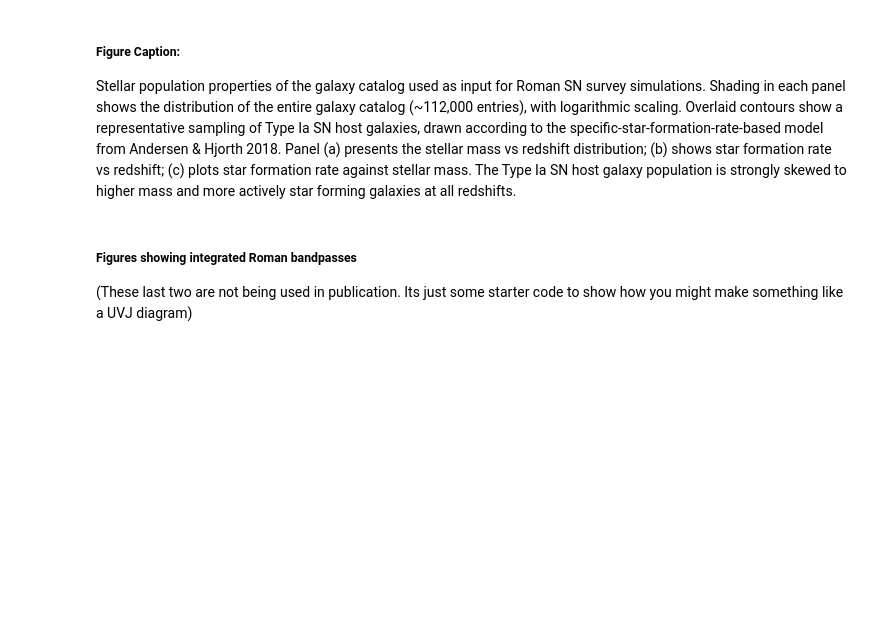
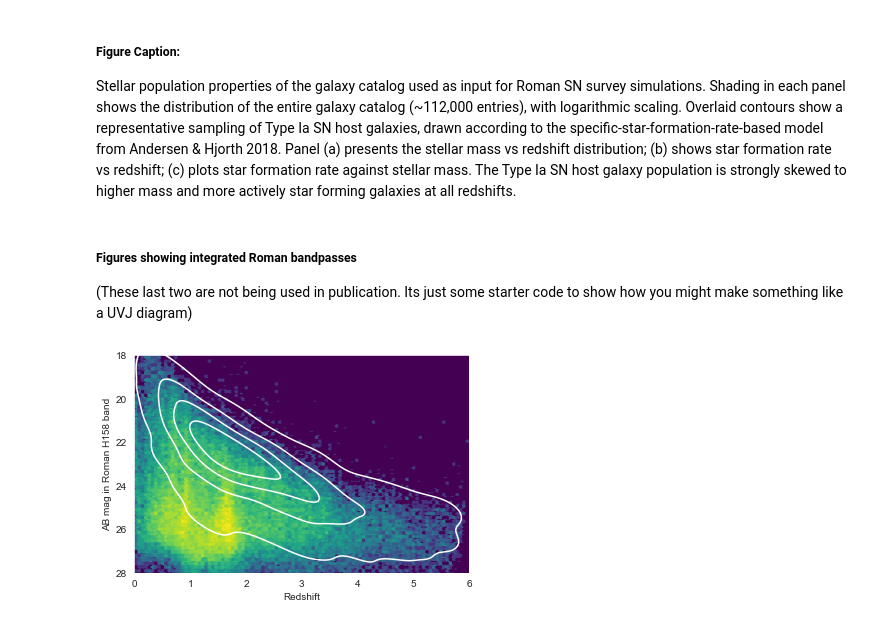
Before and after one commit to srodney/romansims, a Jupyter notebook: romansims/akari_snana_simcat_creation_from_3dhst.ipynb, the cells around one changed output. Cells and saved outputs as stored; diff of their text form; code cells hidden in the pictures; blank space fills up the shorter version.

```diff
--- a/romansims/akari_snana_simcat_creation_from_3dhst.ipynb
+++ b/romansims/akari_snana_simcat_creation_from_3dhst.ipynb
@@ -194,21 +218,23 @@ Stellar population properties of the galaxy catalog used as input for Roman SN s
 
 (These last two are not being used in publication. Its just some starter code to show how you might make something like a UVJ diagram)
 # %%
-hmag = simcat.galaxies['h158']
+hmag = simcat.galaxies['H_obs']
 z = simcat.galaxies['z']
 
 plt.hexbin(z, hmag, extent=[0,6,18,28], bins='log', zorder=1, cmap='viridis')
 ax = plt.gca()
 ax.set_xlim(0,6)
 ax.set_ylim(18,28)
 plt.xlabel('Redshift')
 plt.ylabel('AB mag in Roman H158 band')
 
 
-hsn = simcat.snhosts_df['h158']
+hsn = simcat.snhosts_df['H_obs']
 zsn = simcat.snhosts_df['z']
 
 sns.kdeplot(x=zsn, y=hsn, zorder=2, ax=ax, color='w', levels=5)
 ax.invert_yaxis()
+# %% [output]
+[figure, added]
 # %%
 iz2 = np.where((simcat.galaxies['z']>0.75) & (simcat.galaxies['z']<1))[0]
```
Also changed, not shown: parts of 6 cells of this notebook, 1 other file.
